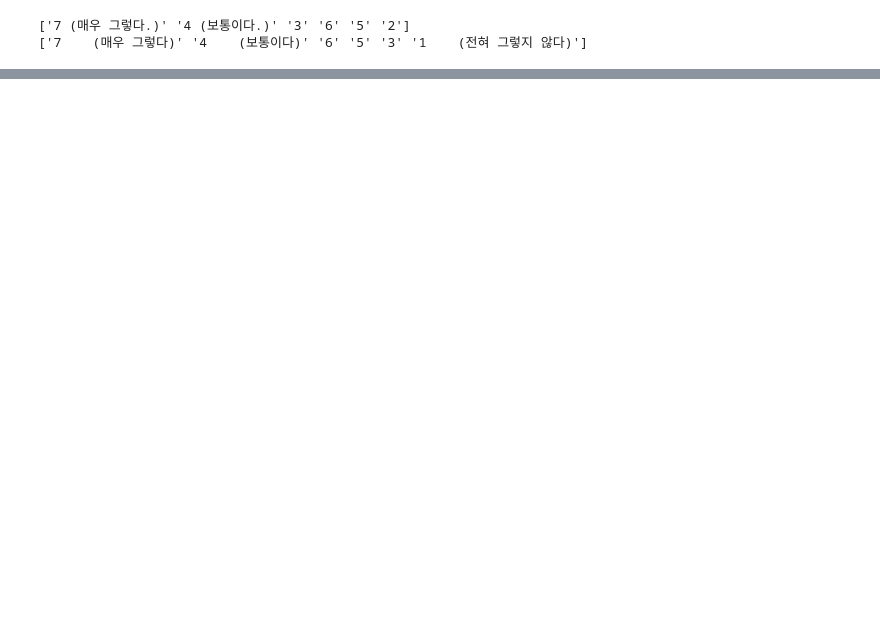
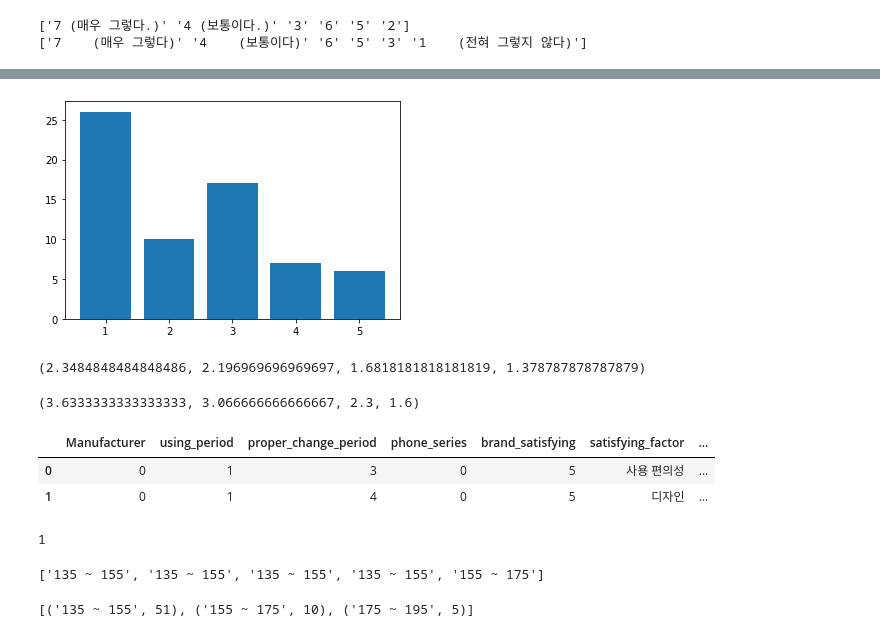
Before and after one commit to hansuho113/School_Lecture, a Jupyter notebook: marketing_research_preprocessing.ipynb, the cells around one changed output, grey strips where cells are left out. Drawn from its saved outputs; the diff is of its cells as text; code cells hidden in the pictures; blank space fills up the shorter version.

```diff
--- a/marketing_research_preprocessing.ipynb
+++ b/marketing_research_preprocessing.ipynb
@@ -98,0 +215,33 @@ df
+# %%
+collections.Counter(df.fordable_intension)
+
+a = np.arange(5)
+scale = [1,2,3,4,5]
+values = [26, 10, 17, 7, 6]
+
+plt.bar(a, values)
+plt.xticks(a, scale)
+plt.show()
+# %% [output]
+[figure, added]
+# %%
+df.fordable_intension.mean(),df.intension_135.mean(), df.intension_155.mean(), df.intension_175.mean()
+# %% [output]
+(2.3484848484848486, 2.196969696969697, 1.6818181818181819, 1.378787878787879)
+# %%
+intension_upper3 = df[df['fordable_intension']>=3]
+intension_upper3.fordable_intension.mean(),intension_upper3.intension_135.mean(), intension_upper3.intension_155.mean(), intension_upper3.intension_175.mean()
+# %% [output]
+(3.6333333333333333, 3.066666666666667, 2.3, 1.6)
+# %%
+# 폴더블 구매의사 3점 이상
+
+intension_upper3.head(2)
+# %% [output]
+|  | Manufacturer | using_period | proper_change_period | phone_series | brand_satisfying | satisfying_factor | ... |
+| 0 | 0 | 1 | 3 | 0 | 5 | 사용 편의성 | ... |
+| 1 | 0 | 1 | 4 | 0 | 5 | 디자인 | ... |
+# %%
+df.loc[13, 'intension_135']
+# %% [output]
+1
@@ -98,0 +270,10 @@ df
+# %%
+maxprice_idx_list[:5]
+# %% [output]
+['135 ~ 155', '135 ~ 155', '135 ~ 155', '135 ~ 155', '155 ~ 175']
+# %%
+max_price_intension_list = dict(collections.Counter(df.max_price_intension))
+max_price_intension_list = sorted(max_price_intension_list.items())
+max_price_intension_list
+# %% [output]
+[('135 ~ 155', 51), ('155 ~ 175', 10), ('175 ~ 195', 5)]
```
Also changed, not shown: parts of 23 cells of this notebook.
